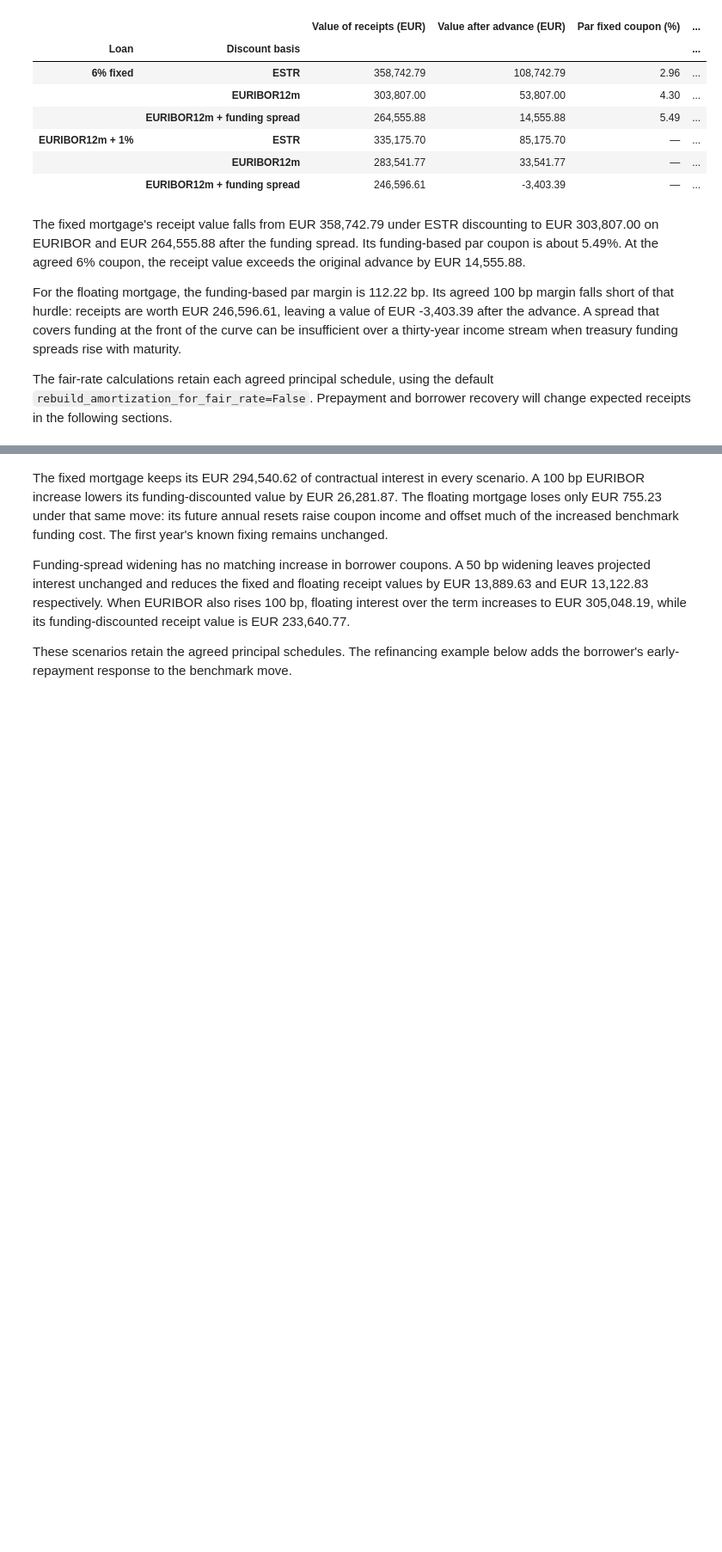
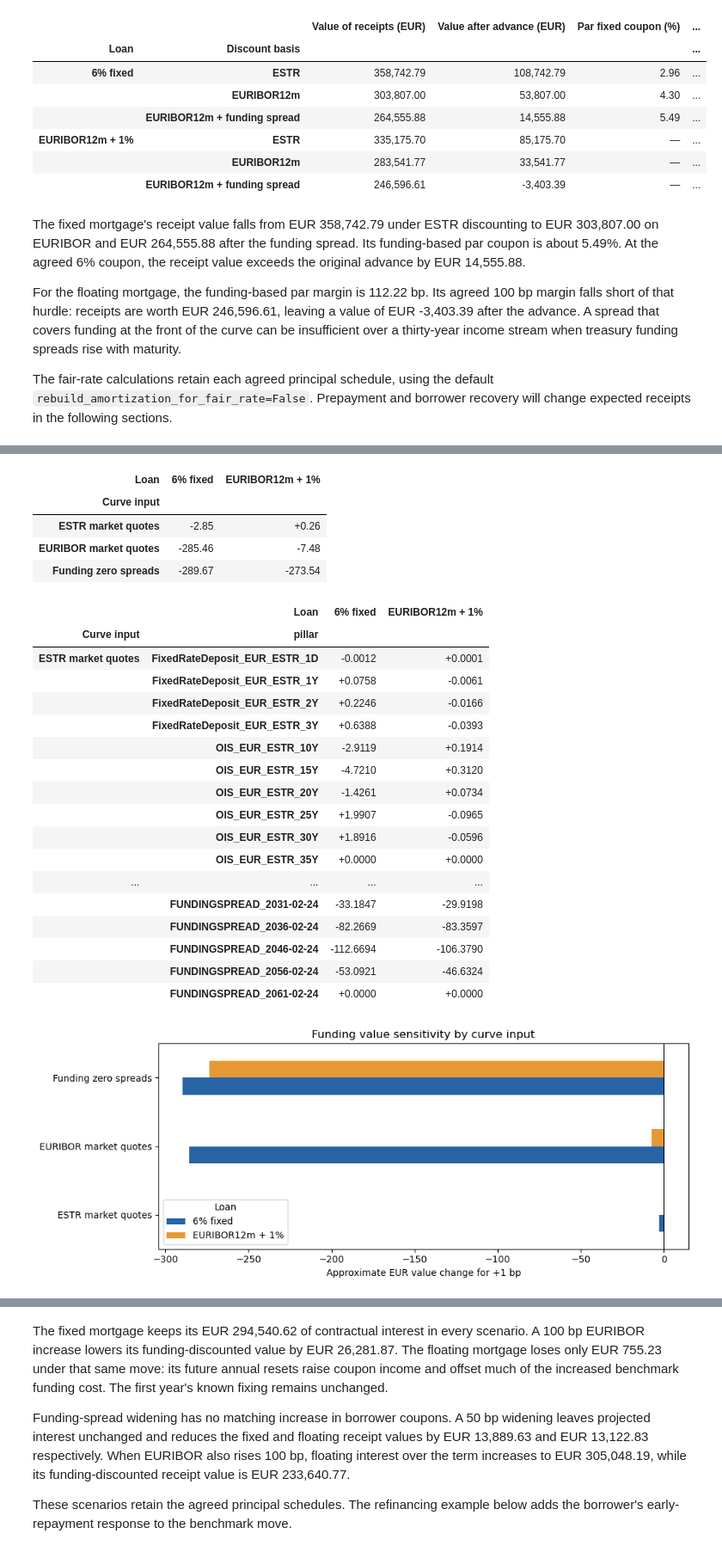
Before and after one commit to jmelo11/quantsupport, a Jupyter notebook: bindings/python/examples/valuation/loans/loans.ipynb, the cells around one changed output, grey strips where cells are left out. Shown at 86% size. Saved outputs shown, nothing was run; the diff lists cells and outputs as text; code cells hidden in the pictures; blank space fills up the shorter version.

Commit message:
docs(python): complete mortgage valuation guide

```diff
--- a/bindings/python/examples/valuation/loans/loans.ipynb
+++ b/bindings/python/examples/valuation/loans/loans.ipynb
@@ -81,7 +86,7 @@ interest of $250{,}000\times6\%\times28/360=1{,}166.67$. A month with more accru
 days earns more interest on the same opening balance. The day-count convention
 therefore matters even though payments occur monthly.
 # %%
-first_accrual_end = "2026-03-24"
+first_accrual_end = valuation_date + qs.Period(length=1, units=qs.TimeUnit.Months)
 accrual_comparison = []
 for label, basis in [
     ("Actual/360", qs.DayCounter.Actual360),
@@ -409,7 +419,10 @@ has a smaller effect on the amount paid.
 # %%
 mixed = qs.Loan(
     identifier="INTRODUCTORY-FIXED",
-    coupons=[qs.Coupon.fixed(rate=0.04)] * (introductory_years * 12) + [qs.Coupon.floating(index="EURIBOR12m", spread=0.01)],
+    coupons=[qs.FixedRateCoupon(rate=qs.InterestRate(
+        rate=0.04, day_counter=qs.DayCounter.Actual360,
+        compounding=qs.Compounding.Simple, frequency=qs.Frequency.Annual,
+    ))] * (introductory_years * 12) + [qs.FloatingRateCoupon(index=qs.MarketIndex.EURIBOR12m, spread=0.01)],
     repayment=french,
     start_date=valuation_date,
     maturity_date=maturity_date,
@@ -417,7 +430,7 @@ mixed = qs.Loan(
     currency=qs.Currency.EUR,
     payment_frequency=qs.Frequency.Monthly,
     day_counter=qs.DayCounter.Actual360,
-    calendar="TARGET",
+    calendar=calendar,
     business_day_convention=qs.BusinessDayConvention.Following,
     fixing_lag=2,
 )
@@ -489,7 +509,11 @@ interest-rate option's time value would additionally require a volatility model.
 # %%
 bounded = qs.Loan(
     identifier="FLOOR-AND-CAP",
-    coupons=[qs.Coupon.floating(index="EURIBOR12m", spread=0.01, floor=0.02, cap=0.045)],
+    coupons=[qs.OptionEmbeddedCoupon(
+        index=qs.MarketIndex.EURIBOR12m,
+        payoff=(qs.PayoffOps.Index + 0.01).max(0.02).min(0.045),
+        day_counter=qs.DayCounter.Actual360,
+    )],
     repayment=french, amortization_rate=0.05,
     start_date=valuation_date,
     maturity_date=maturity_date,
@@ -497,7 +521,7 @@ bounded = qs.Loan(
     currency=qs.Currency.EUR,
     payment_frequency=qs.Frequency.Monthly,
     day_counter=qs.DayCounter.Actual360,
-    calendar="TARGET",
+    calendar=calendar,
     business_day_convention=qs.BusinessDayConvention.Following,
     fixing_lag=2,
 )
@@ -505,7 +529,7 @@ with context:
     bounded_result = pricer.evaluate(
         trade=qs.Trade(instrument=bounded, trade_date=valuation_date),
         context=context,
-        requests=["Value", "Cashflows"],
+        requests=[qs.Request.Value, qs.Request.Cashflows],
     )
 display(pd.DataFrame({
     "Unbounded floating": floating_result.cashflows.groupby("payment_date").amount.sum(),
@@ -741,0 +779,52 @@ recovery will change expected receipts in the following sections.
+# %%
+funding_risks = []
+for label, result in funding_base_results.items():
+    risk = result.sensitivities.copy()
+    risk["Loan"] = label
+    risk["EUR change for +1bp"] = risk.value * 0.0001
+    risk["Curve input"] = risk.pillar.map(
+        lambda pillar: "Funding zero spreads" if "FUNDINGSPREAD" in pillar else
+        "EURIBOR market quotes" if "EURIBOR" in pillar else "ESTR market quotes"
+    )
+    funding_risks.append(risk)
+funding_risk = pd.concat(funding_risks, ignore_index=True)
+funding_pv01 = funding_risk.pivot_table(
+    index="Curve input", columns="Loan", values="EUR change for +1bp", aggfunc="sum", fill_value=0,
+)
+display(funding_pv01.style.format("{:+,.2f}"))
+display(funding_risk.pivot_table(
+    index=["Curve input", "pillar"], columns="Loan", values="EUR change for +1bp",
+    aggfunc="sum", fill_value=0,
+).style.format("{:+,.4f}"))
+axis = funding_pv01.plot.barh(figsize=(10, 4), color=["#2864a5", "#e69834"])
+axis.axvline(0, color="black", linewidth=0.8)
+axis.set(xlabel="Approximate EUR value change for +1 bp", ylabel="",
+         title="Funding value sensitivity by curve input")
+axis.legend(title="Loan")
+plt.tight_layout()
+plt.show()
+# %% [output]
+| Loan | 6% fixed | EURIBOR12m + 1% |
+| Curve input |  |  |
+| ESTR market quotes | -2.85 | +0.26 |
+| EURIBOR market quotes | -285.46 | -7.48 |
+| Funding zero spreads | -289.67 | -273.54 |
+|  | Loan | 6% fixed | EURIBOR12m + 1% |
+| Curve input | pillar |  |  |
+| ESTR market quotes | FixedRateDeposit_EUR_ESTR_1D | -0.0012 | +0.0001 |
+|  | FixedRateDeposit_EUR_ESTR_1Y | +0.0758 | -0.0061 |
+|  | FixedRateDeposit_EUR_ESTR_2Y | +0.2246 | -0.0166 |
+|  | FixedRateDeposit_EUR_ESTR_3Y | +0.6388 | -0.0393 |
+|  | OIS_EUR_ESTR_10Y | -2.9119 | +0.1914 |
+|  | OIS_EUR_ESTR_15Y | -4.7210 | +0.3120 |
+|  | OIS_EUR_ESTR_20Y | -1.4261 | +0.0734 |
+|  | OIS_EUR_ESTR_25Y | +1.9907 | -0.0965 |
+|  | OIS_EUR_ESTR_30Y | +1.8916 | -0.0596 |
+|  | OIS_EUR_ESTR_35Y | +0.0000 | +0.0000 |
+| ... | ... | ... | ... |
+|  | FUNDINGSPREAD_2031-02-24 | -33.1847 | -29.9198 |
+|  | FUNDINGSPREAD_2036-02-24 | -82.2669 | -83.3597 |
+|  | FUNDINGSPREAD_2046-02-24 | -112.6694 | -106.3790 |
+|  | FUNDINGSPREAD_2056-02-24 | -53.0921 | -46.6324 |
+|  | FUNDINGSPREAD_2061-02-24 | +0.0000 | +0.0000 |
+[figure, added]
```
Also changed, not shown: parts of 14 cells of this notebook, 6 other files.
